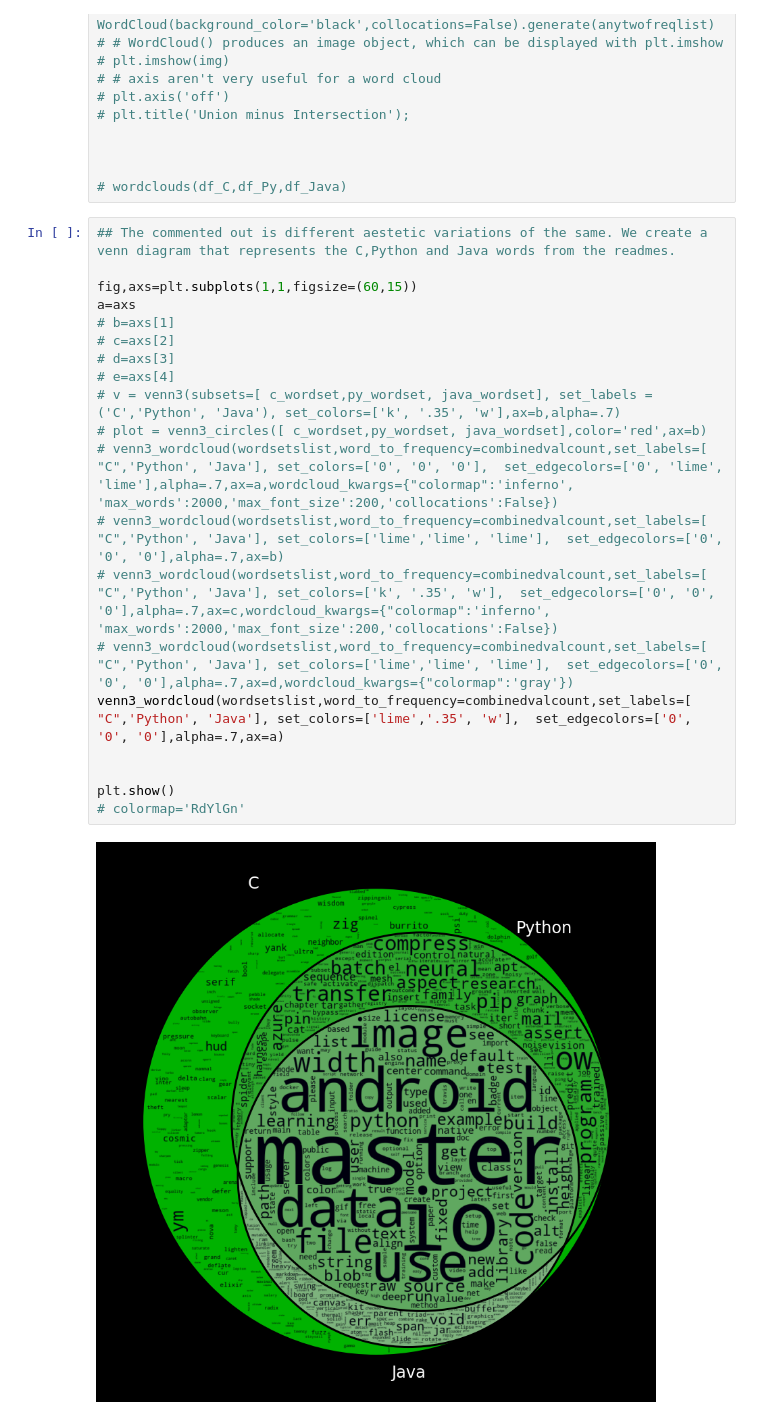
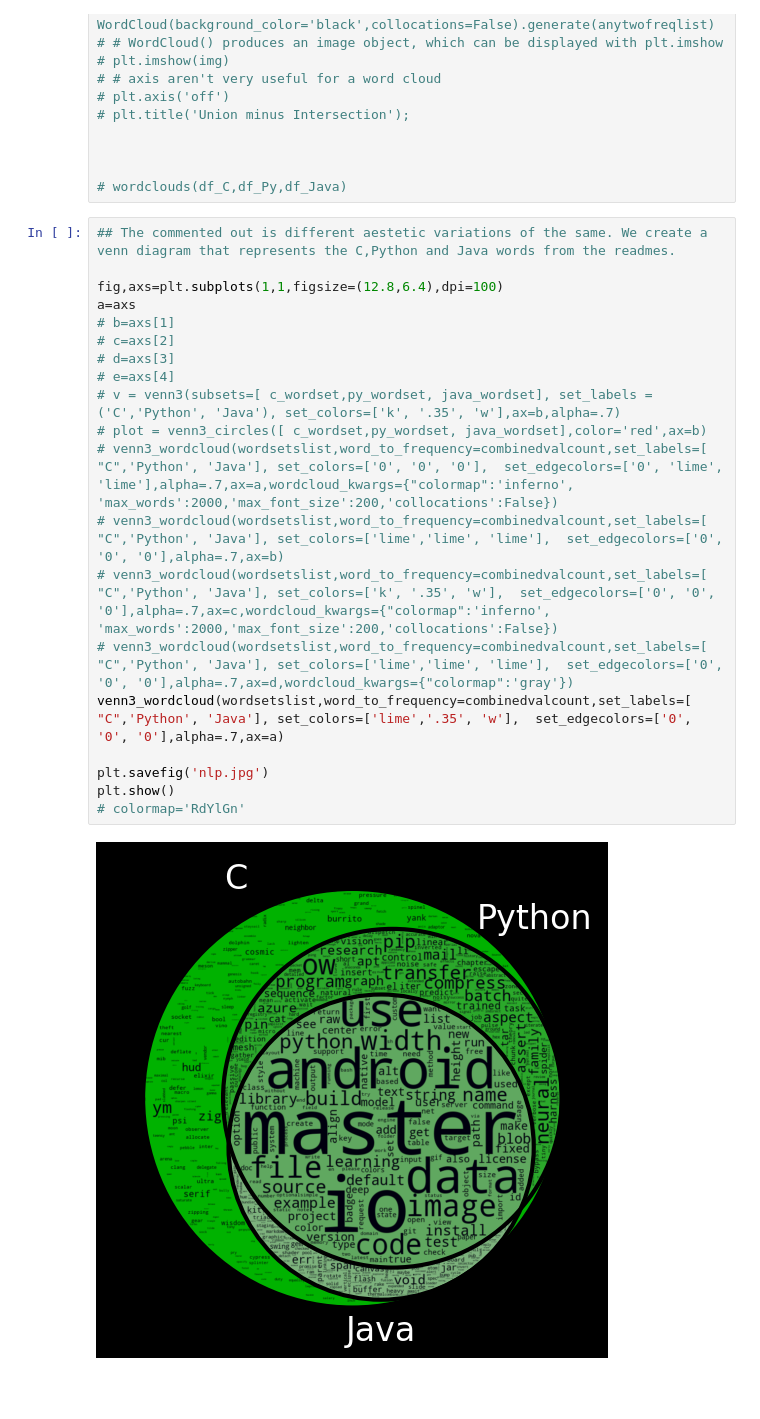
Before and after one commit to mackenr/nlp_project, a Jupyter notebook: explore.ipynb, the cells around one changed output. Saved outputs shown, nothing was run; the diff lists cells and outputs as text; blank space fills up the shorter version.

```diff
--- a/explore.ipynb
+++ b/explore.ipynb
@@ -248,22 +270,22 @@ plt.title('Proportion of Words by language in aggregate population for the 20 mo
 # %%
 ## The commented out is different aestetic variations of the same. We create a venn diagram that represents the C,Python and Java words from the readmes.
 
-fig,axs=plt.subplots(1,1,figsize=(60,15))
+fig,axs=plt.subplots(1,1,figsize=(12.8,6.4),dpi=100)
 a=axs
 # b=axs[1]
 # c=axs[2]
 # d=axs[3]
 # e=axs[4]
 # v = venn3(subsets=[ c_wordset,py_wordset, java_wordset], set_labels = ('C','Python', 'Java'), set_colors=['k', '.35', 'w'],ax=b,alpha=.7)
 # plot = venn3_circles([ c_wordset,py_wordset, java_wordset],color='red',ax=b)
 # venn3_wordcloud(wordsetslist,word_to_frequency=combinedvalcount,set_labels=[ "C",'Python', 'Java'], set_colors=['0', '0', '0'],  set_edgecolors=['0', 'lime', 'lime'],alpha=.7,ax=a,wordcloud_kwargs={"colormap":'inferno', 'max_words':2000,'max_font_size':200,'collocations':False})
 # venn3_wordcloud(wordsetslist,word_to_frequency=combinedvalcount,set_labels=[ "C",'Python', 'Java'], set_colors=['lime','lime', 'lime'],  set_edgecolors=['0', '0', '0'],alpha=.7,ax=b)
 # venn3_wordcloud(wordsetslist,word_to_frequency=combinedvalcount,set_labels=[ "C",'Python', 'Java'], set_colors=['k', '.35', 'w'],  set_edgecolors=['0', '0', '0'],alpha=.7,ax=c,wordcloud_kwargs={"colormap":'inferno', 'max_words':2000,'max_font_size':200,'collocations':False})
 # venn3_wordcloud(wordsetslist,word_to_frequency=combinedvalcount,set_labels=[ "C",'Python', 'Java'], set_colors=['lime','lime', 'lime'],  set_edgecolors=['0', '0', '0'],alpha=.7,ax=d,wordcloud_kwargs={"colormap":'gray'})
 venn3_wordcloud(wordsetslist,word_to_frequency=combinedvalcount,set_labels=[ "C",'Python', 'Java'], set_colors=['lime','.35', 'w'],  set_edgecolors=['0', '0', '0'],alpha=.7,ax=a)
 
-
+plt.savefig('nlp.jpg')
 plt.show()
 # colormap='RdYlGn'
 # %% [output]
-[figure, old version]
+[figure, new version]
```
Also changed, not shown: parts of 2 cells of this notebook, 4 other files.
